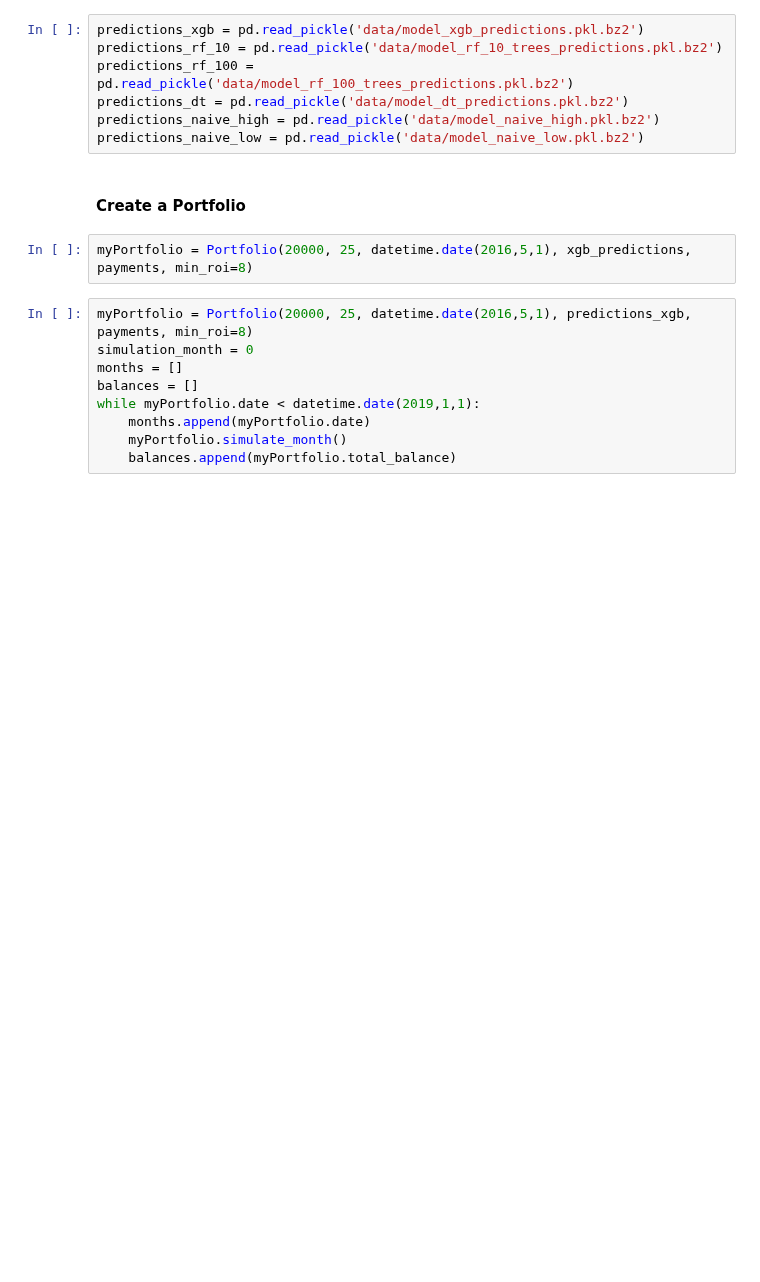
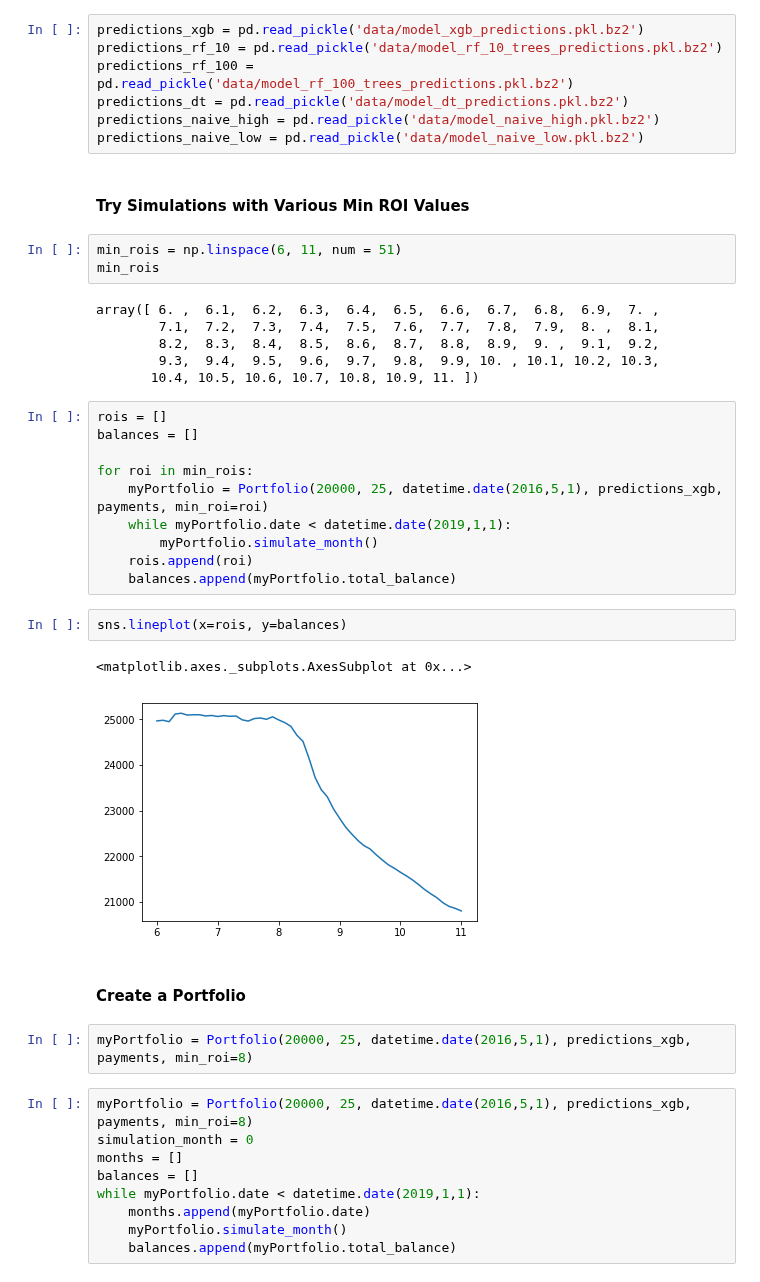
Before and after one commit to Booleans/consumer-loan-investment-strategy-simulator, a Jupyter notebook: Simulation.ipynb, the cells around one changed output. Saved outputs shown, nothing was run; the diff lists cells and outputs as text; blank space fills up the shorter version.

```diff
--- a/Simulation.ipynb
+++ b/Simulation.ipynb
@@ -35,10 +46,36 @@ predictions_rf_100 = pd.read_pickle('data/model_rf_100_trees_predictions.pkl.bz2
 predictions_dt = pd.read_pickle('data/model_dt_predictions.pkl.bz2')
 predictions_naive_high = pd.read_pickle('data/model_naive_high.pkl.bz2')
 predictions_naive_low = pd.read_pickle('data/model_naive_low.pkl.bz2')
+# %% [markdown]
+#### Try Simulations with Various Min ROI Values
+# %%
+min_rois = np.linspace(6, 11, num = 51)
+min_rois
+# %% [output]
+array([ 6. ,  6.1,  6.2,  6.3,  6.4,  6.5,  6.6,  6.7,  6.8,  6.9,  7. ,
+        7.1,  7.2,  7.3,  7.4,  7.5,  7.6,  7.7,  7.8,  7.9,  8. ,  8.1,
+        8.2,  8.3,  8.4,  8.5,  8.6,  8.7,  8.8,  8.9,  9. ,  9.1,  9.2,
+        9.3,  9.4,  9.5,  9.6,  9.7,  9.8,  9.9, 10. , 10.1, 10.2, 10.3,
+       10.4, 10.5, 10.6, 10.7, 10.8, 10.9, 11. ])
+# %%
+rois = []
+balances = []
+
+for roi in min_rois:
+    myPortfolio = Portfolio(20000, 25, datetime.date(2016,5,1), predictions_xgb, payments, min_roi=roi)
+    while myPortfolio.date < datetime.date(2019,1,1):
+        myPortfolio.simulate_month()
+    rois.append(roi)
+    balances.append(myPortfolio.total_balance)
+# %%
+sns.lineplot(x=rois, y=balances)
+# %% [output]
+<matplotlib.axes._subplots.AxesSubplot at 0x...>
+[figure, added]
 # %% [markdown]
 #### Create a Portfolio
 # %%
-myPortfolio = Portfolio(20000, 25, datetime.date(2016,5,1), xgb_predictions, payments, min_roi=8)
+myPortfolio = Portfolio(20000, 25, datetime.date(2016,5,1), predictions_xgb, payments, min_roi=8)
 # %%
 myPortfolio = Portfolio(20000, 25, datetime.date(2016,5,1), predictions_xgb, payments, min_roi=8)
 simulation_month = 0
```
Also changed, not shown: parts of 2 cells of this notebook, 4 other files.
